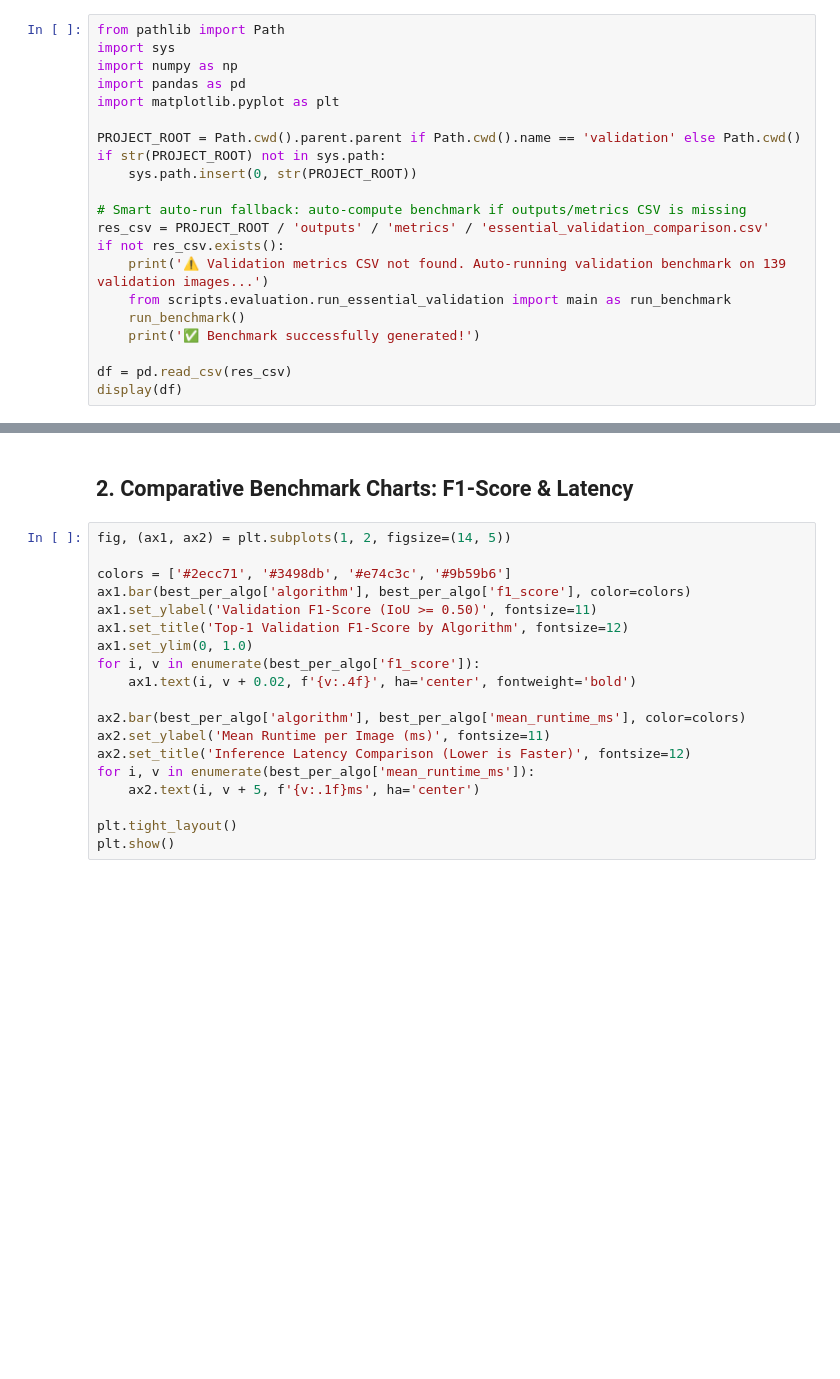
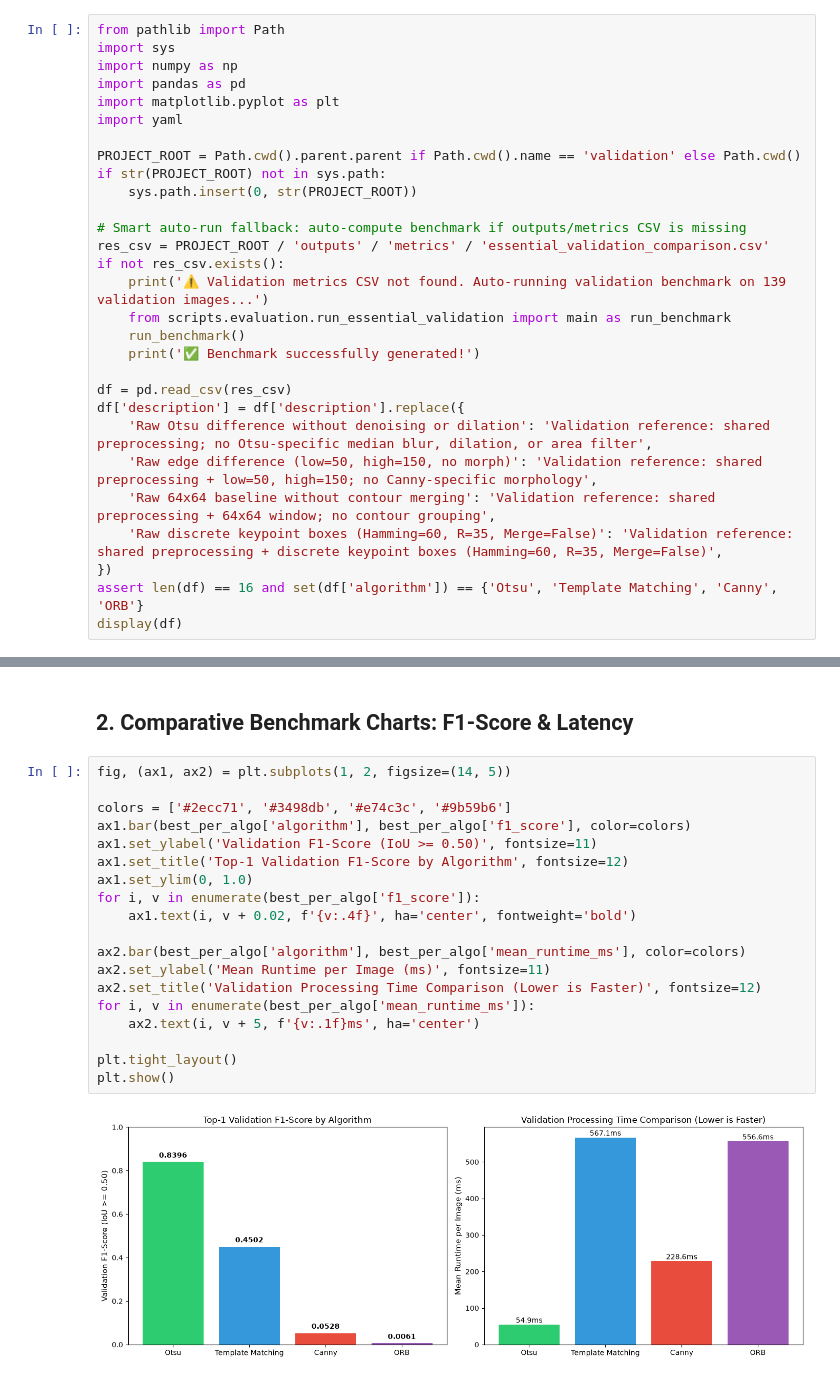
Before and after one commit to Jieer524/pcb-defects-inspection, a Jupyter notebook: notebooks/validation/00_algorithm_comparison.ipynb, the cells around one changed output, grey strips where cells are left out. Cells and saved outputs as stored; diff of their text form; blank space fills up the shorter version.

```diff
--- a/notebooks/validation/00_algorithm_comparison.ipynb
+++ b/notebooks/validation/00_algorithm_comparison.ipynb
@@ -13,6 +13,7 @@ import sys
 import numpy as np
 import pandas as pd
 import matplotlib.pyplot as plt
+import yaml
 
 PROJECT_ROOT = Path.cwd().parent.parent if Path.cwd().name == 'validation' else Path.cwd()
 if str(PROJECT_ROOT) not in sys.path:
@@ -27,4 +28,11 @@ if not res_csv.exists():
     print('✅ Benchmark successfully generated!')
 
 df = pd.read_csv(res_csv)
+df['description'] = df['description'].replace({
+    'Raw Otsu difference without denoising or dilation': 'Validation reference: shared preprocessing; no Otsu-specific median blur, dilation, or area filter',
+    'Raw edge difference (low=50, high=150, no morph)': 'Validation reference: shared preprocessing + low=50, high=150; no Canny-specific morphology',
+    'Raw 64x64 baseline without contour merging': 'Validation reference: shared preprocessing + 64x64 window; no contour grouping',
+    'Raw discrete keypoint boxes (Hamming=60, R=35, Merge=False)': 'Validation reference: shared preprocessing + discrete keypoint boxes (Hamming=60, R=35, Merge=False)',
+})
+assert len(df) == 16 and set(df['algorithm']) == {'Otsu', 'Template Matching', 'Canny', 'ORB'}
 display(df)
@@ -39,19 +76,21 @@ display(best_per_algo[['algorithm', 'combination_id', 'description', 'precision'
 # %%
 fig, (ax1, ax2) = plt.subplots(1, 2, figsize=(14, 5))
 
 colors = ['#2ecc71', '#3498db', '#e74c3c', '#9b59b6']
 ax1.bar(best_per_algo['algorithm'], best_per_algo['f1_score'], color=colors)
 ax1.set_ylabel('Validation F1-Score (IoU >= 0.50)', fontsize=11)
 ax1.set_title('Top-1 Validation F1-Score by Algorithm', fontsize=12)
 ax1.set_ylim(0, 1.0)
 for i, v in enumerate(best_per_algo['f1_score']):
     ax1.text(i, v + 0.02, f'{v:.4f}', ha='center', fontweight='bold')
 
 ax2.bar(best_per_algo['algorithm'], best_per_algo['mean_runtime_ms'], color=colors)
 ax2.set_ylabel('Mean Runtime per Image (ms)', fontsize=11)
-ax2.set_title('Inference Latency Comparison (Lower is Faster)', fontsize=12)
+ax2.set_title('Validation Processing Time Comparison (Lower is Faster)', fontsize=12)
 for i, v in enumerate(best_per_algo['mean_runtime_ms']):
     ax2.text(i, v + 5, f'{v:.1f}ms', ha='center')
 
 plt.tight_layout()
 plt.show()
+# %% [output]
+[figure, added]
```
Also changed, not shown: parts of 3 cells of this notebook, 21 other files.
